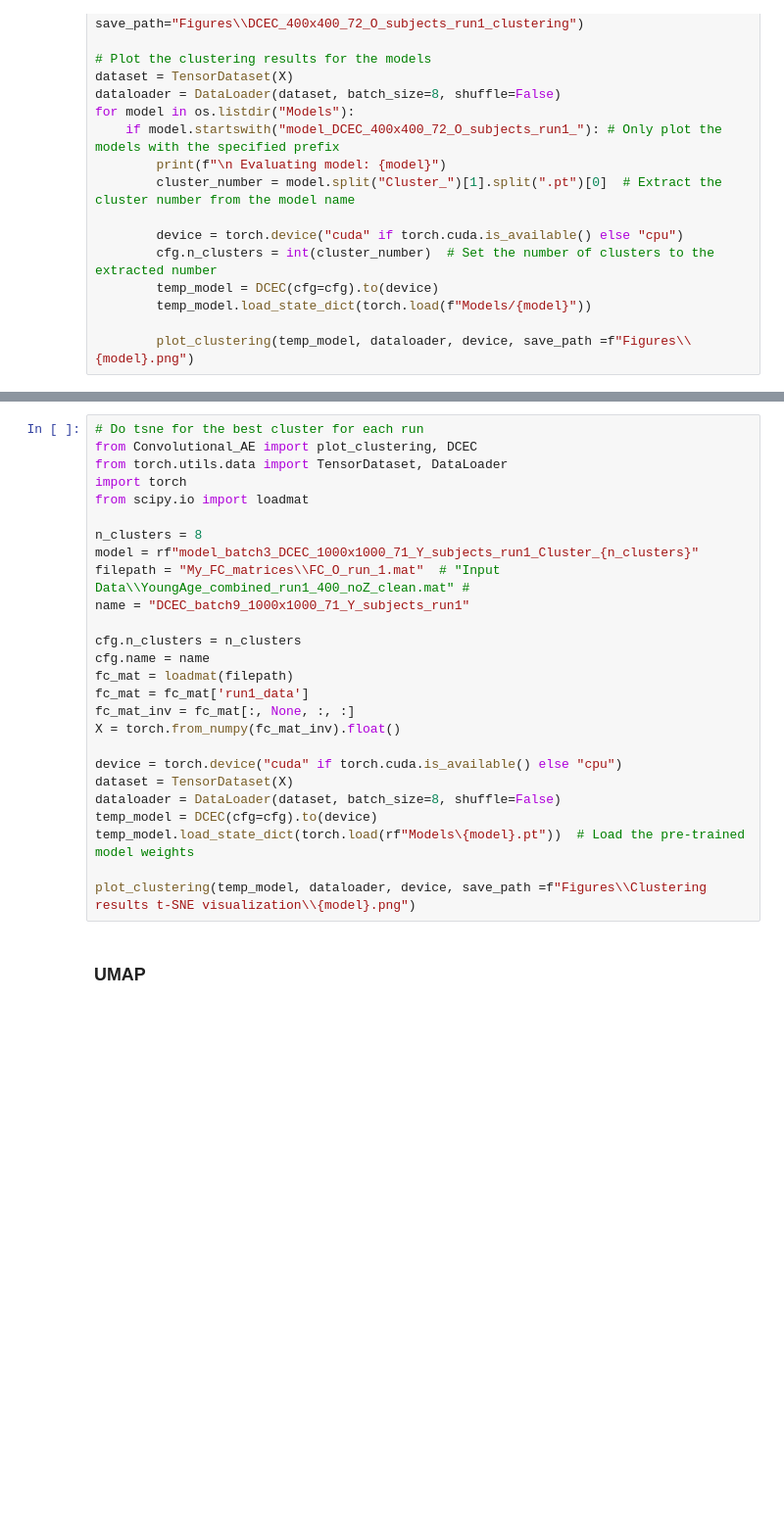
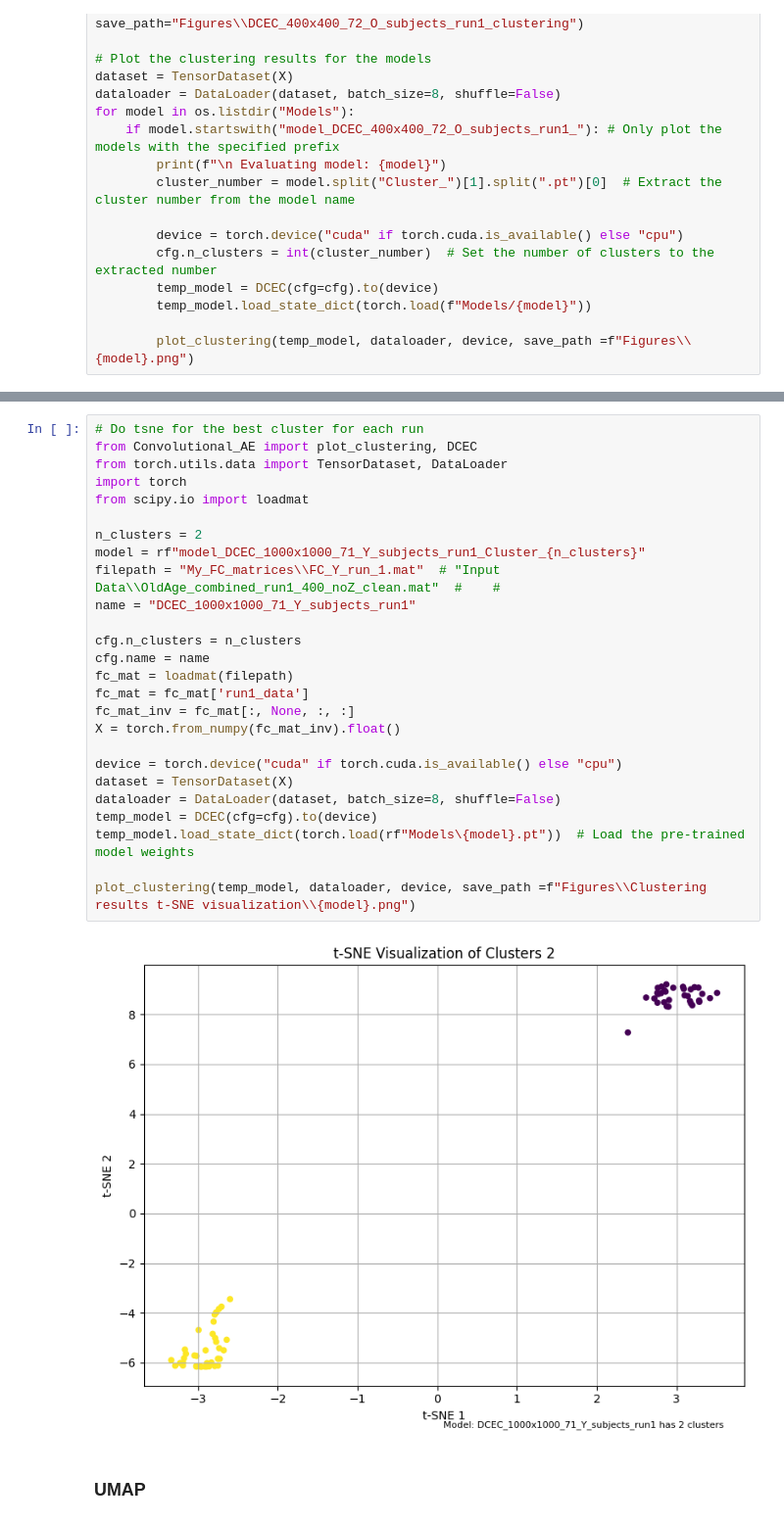
Before and after one commit to Oddrne/Master-Thesis-Autoencoder-and-UMAP-clustering-on-functional-connectivity, a Jupyter notebook: main.ipynb, the cells around one changed output, grey strips where cells are left out. Shown at 98% size. Cells and saved outputs as stored; diff of their text form; blank space fills up the shorter version.

```diff
--- a/main.ipynb
+++ b/main.ipynb
@@ -421,29 +425,31 @@ results = plot_clustering_scores_sorted(models_dir=clustering_dir, model_prefix=
 # %%
 # Do tsne for the best cluster for each run
 from Convolutional_AE import plot_clustering, DCEC
 from torch.utils.data import TensorDataset, DataLoader
 import torch
 from scipy.io import loadmat
 
-n_clusters = 8
-model = rf"model_batch3_DCEC_1000x1000_71_Y_subjects_run1_Cluster_{n_clusters}"
-filepath = "My_FC_matrices\\FC_O_run_1.mat"  # "Input Data\\YoungAge_combined_run1_400_noZ_clean.mat" #
-name = "DCEC_batch9_1000x1000_71_Y_subjects_run1"
+n_clusters = 2
+model = rf"model_DCEC_1000x1000_71_Y_subjects_run1_Cluster_{n_clusters}"
+filepath = "My_FC_matrices\\FC_Y_run_1.mat"  # "Input Data\\OldAge_combined_run1_400_noZ_clean.mat"  #    #
+name = "DCEC_1000x1000_71_Y_subjects_run1"
 
 cfg.n_clusters = n_clusters
 cfg.name = name
 fc_mat = loadmat(filepath)
 fc_mat = fc_mat['run1_data']
 fc_mat_inv = fc_mat[:, None, :, :]
 X = torch.from_numpy(fc_mat_inv).float()
 
 device = torch.device("cuda" if torch.cuda.is_available() else "cpu")
 dataset = TensorDataset(X)
 dataloader = DataLoader(dataset, batch_size=8, shuffle=False)
 temp_model = DCEC(cfg=cfg).to(device)
 temp_model.load_state_dict(torch.load(rf"Models\{model}.pt"))  # Load the pre-trained model weights
 
 plot_clustering(temp_model, dataloader, device, save_path =f"Figures\\Clustering results t-SNE visualization\\{model}.png")
+# %% [output]
+[figure, added]
 # %% [markdown]
 ### UMAP
 # %%
```
Also changed, not shown: parts of 1 cell of this notebook, 16 other files.
